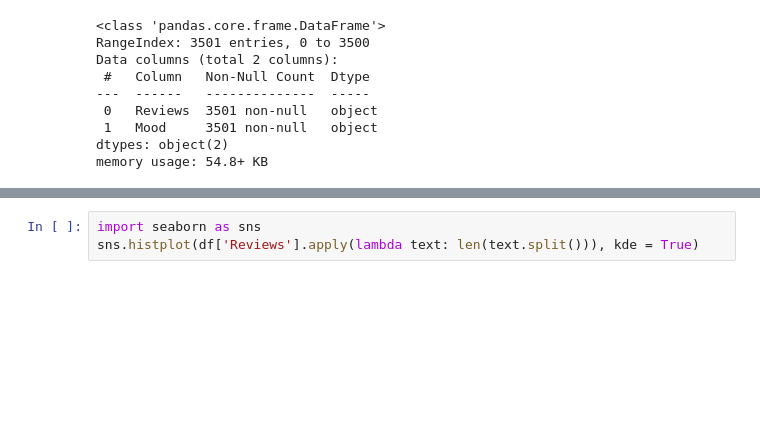
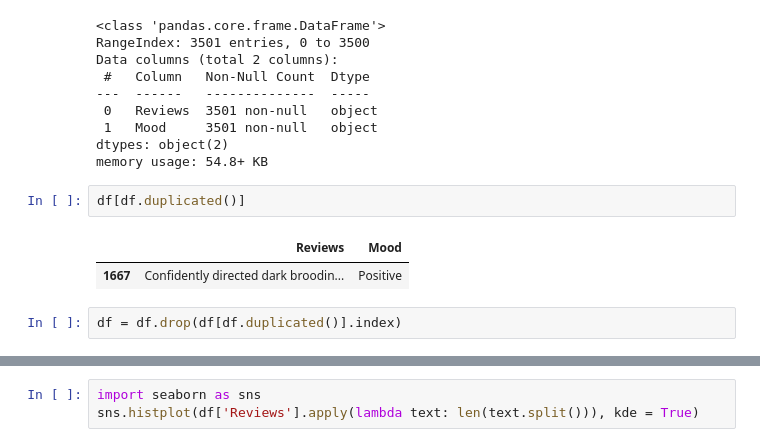
Before and after one commit to byigitakbulut/moodAnalysis, a Jupyter notebook: DataProcessing/forAllReviews.ipynb, the cells around one changed output, grey strips where cells are left out. Saved outputs shown, nothing was run; the diff lists cells and outputs as text; blank space fills up the shorter version.

```diff
--- a/DataProcessing/forAllReviews.ipynb
+++ b/DataProcessing/forAllReviews.ipynb
@@ -79,3 +79,10 @@ Data columns (total 2 columns):
  1   Mood     3501 non-null   object
 dtypes: object(2)
 memory usage: 54.8+ KB
+# %%
+df[df.duplicated()]
+# %% [output]
+|  | Reviews | Mood |
+| 1667 | Confidently directed dark broodin... | Positive |
+# %%
+df = df.drop(df[df.duplicated()].index)
```
Also changed, not shown: parts of 2 cells of this notebook.
